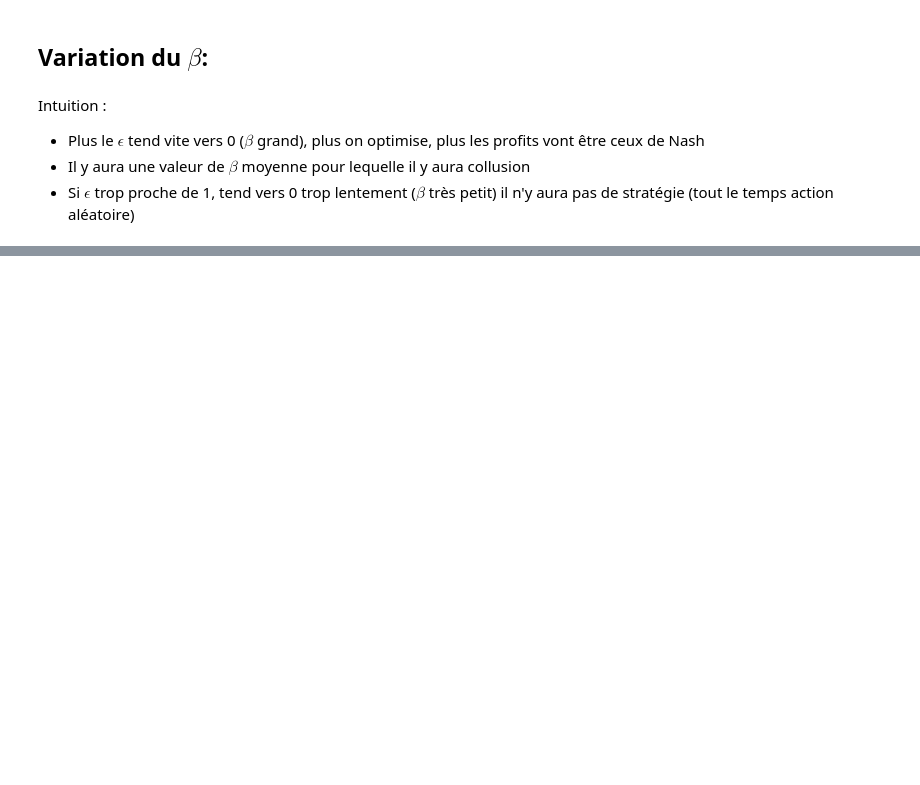
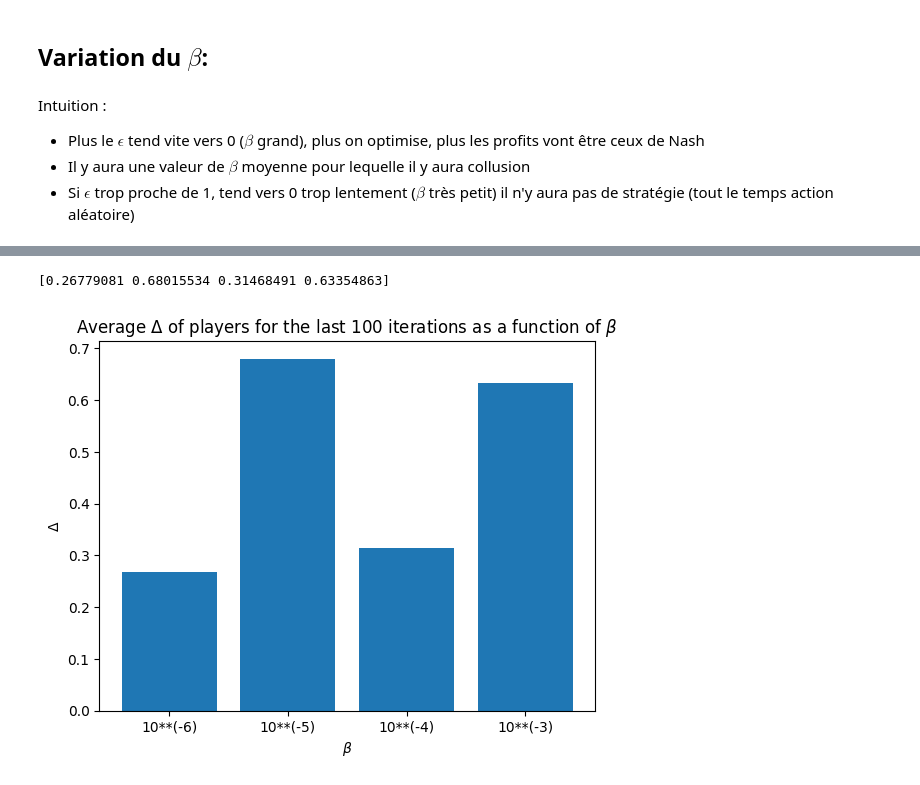
Before and after one commit to Suzie14/RLandPricing, a Jupyter notebook: Loopbeta.ipynb, the cells around one changed output, grey strips where cells are left out. Saved outputs shown, nothing was run; the diff lists cells and outputs as text; code cells hidden in the pictures; blank space fills up the shorter version.

```diff
--- a/Loopbeta.ipynb
+++ b/Loopbeta.ipynb
@@ -148,9 +164,12 @@ print(DRmean2)
 # %%
 DRmean12 = [DRmean1,DRmean2]
 DRmean = np.mean(DRmean12, axis=0)
 print(DRmean)
-plt.bar([10**(-6),10**(-5),10**(-4),10**(-3)],DRmean)
+plt.bar(['10**(-6)','10**(-5)','10**(-4)','10**(-3)'],DRmean)
 plt.xlabel('$\\beta$')
 plt.ylabel('$\\Delta$')
 plt.title('Average $\\Delta$ of players for the last 100 iterations as a function of $\\beta$')
 plt.show()
+# %% [output]
+[0.26779081 0.68015534 0.31468491 0.63354863]
+[figure, added]
```
Also changed, not shown: parts of 3 cells of this notebook, 1 other file.
